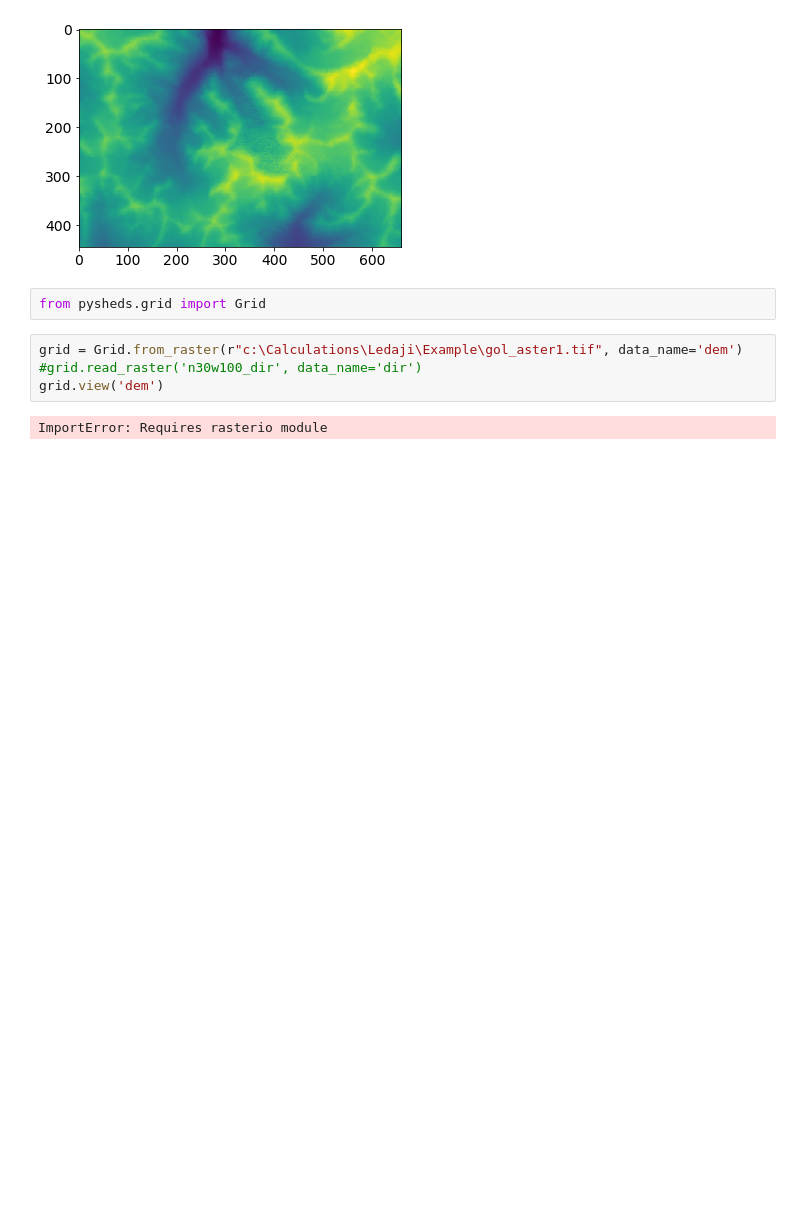
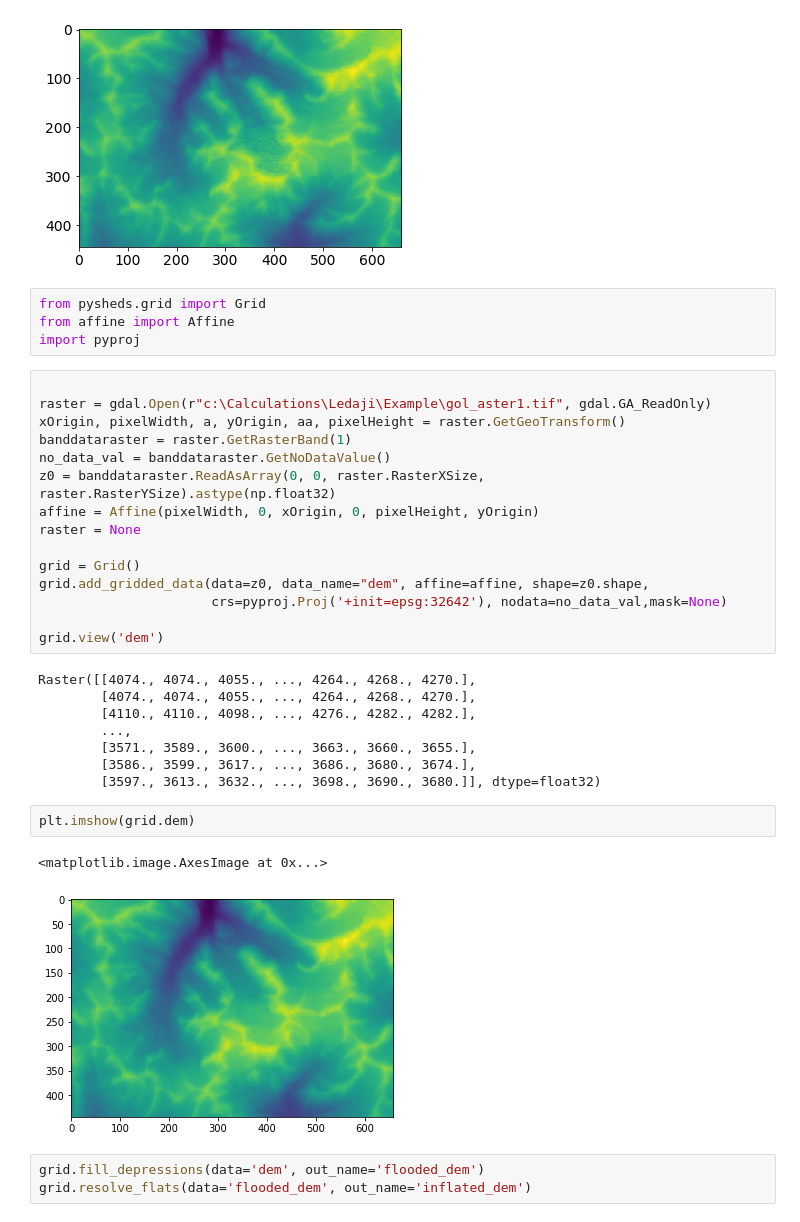
Before and after one commit to andrejstmh/Glacier, a Jupyter notebook: ledaji.ipynb, the cells around one changed output. Saved outputs shown, nothing was run; the diff lists cells and outputs as text; blank space fills up the shorter version.

```diff
--- a/ledaji.ipynb
+++ b/ledaji.ipynb
@@ -144,9 +144,36 @@ plt.imshow(zL)
 [figure]
 # %%
 from pysheds.grid import Grid
+from affine import Affine
+import pyproj
-# %%
-grid = Grid.from_raster(r"c:\Calculations\Ledaji\Example\gol_aster1.tif", data_name='dem')
-#grid.read_raster('n30w100_dir', data_name='dir')
-grid.view('dem')
-# %% [output]
-ImportError: Requires rasterio module
+# %%
+
+raster = gdal.Open(r"c:\Calculations\Ledaji\Example\gol_aster1.tif", gdal.GA_ReadOnly)
+xOrigin, pixelWidth, a, yOrigin, aa, pixelHeight = raster.GetGeoTransform()
+banddataraster = raster.GetRasterBand(1)
+no_data_val = banddataraster.GetNoDataValue()
+z0 = banddataraster.ReadAsArray(0, 0, raster.RasterXSize, raster.RasterYSize).astype(np.float32)
+affine = Affine(pixelWidth, 0, xOrigin, 0, pixelHeight, yOrigin)
+raster = None
+
+grid = Grid()
+grid.add_gridded_data(data=z0, data_name="dem", affine=affine, shape=z0.shape,
+                      crs=pyproj.Proj('+init=epsg:32642'), nodata=no_data_val,mask=None)
+
+grid.view('dem')
+# %% [output]
+Raster([[4074., 4074., 4055., ..., 4264., 4268., 4270.],
+        [4074., 4074., 4055., ..., 4264., 4268., 4270.],
+        [4110., 4110., 4098., ..., 4276., 4282., 4282.],
+        ...,
+        [3571., 3589., 3600., ..., 3663., 3660., 3655.],
+        [3586., 3599., 3617., ..., 3686., 3680., 3674.],
+        [3597., 3613., 3632., ..., 3698., 3690., 3680.]], dtype=float32)
+# %%
+plt.imshow(grid.dem)
+# %% [output]
+<matplotlib.image.AxesImage at 0x...>
+[figure, added]
+# %%
+grid.fill_depressions(data='dem', out_name='flooded_dem')
+grid.resolve_flats(data='flooded_dem', out_name='inflated_dem')
```
Also changed, not shown: parts of 7 cells of this notebook, 1 other file.
